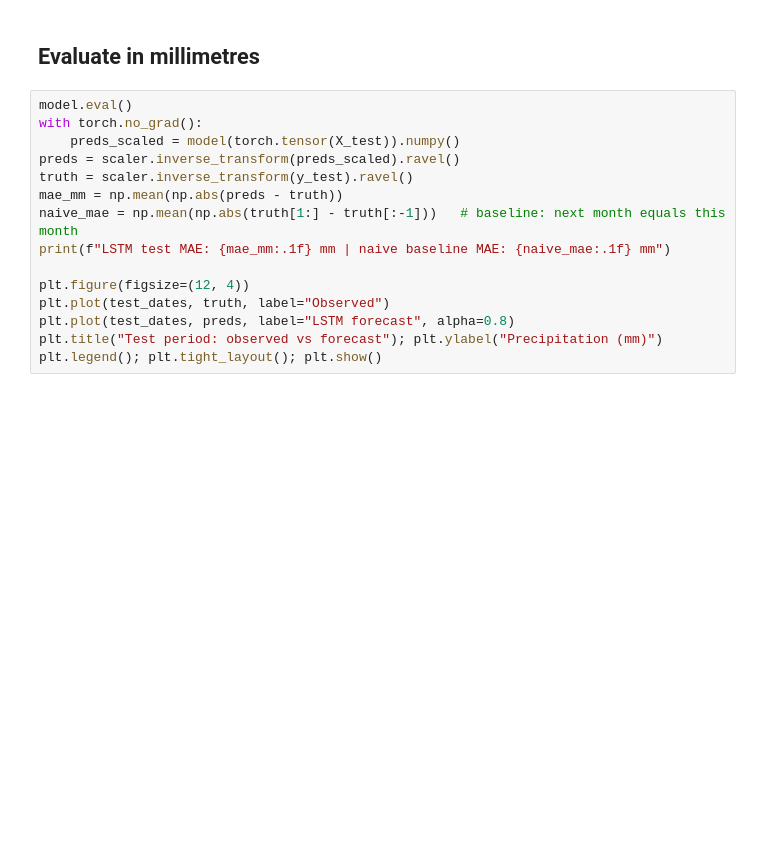
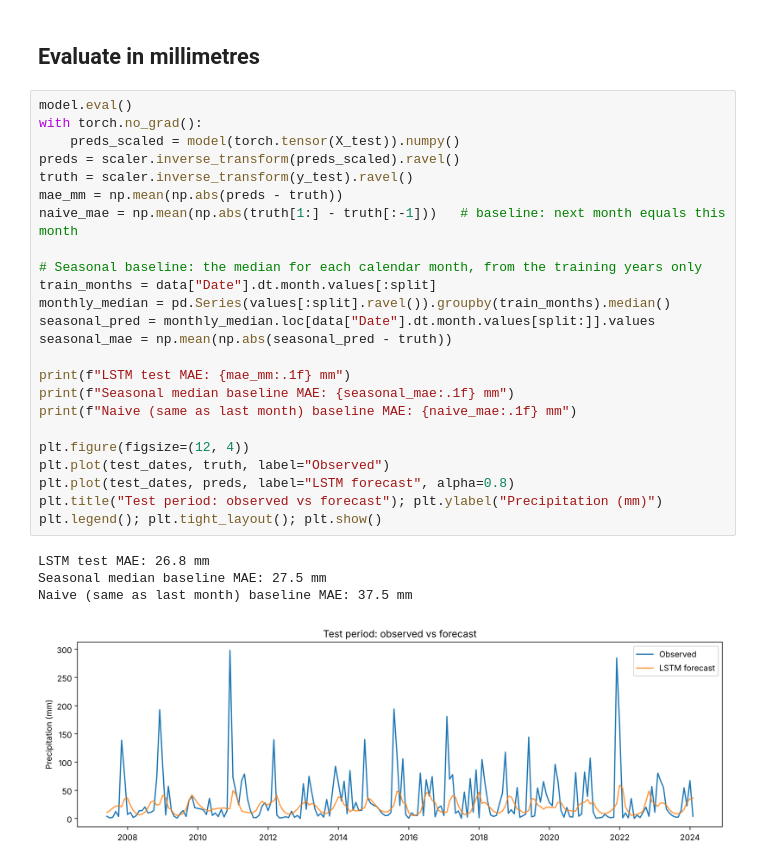
Before and after one commit to jjmmcckk/Geospatial-AI-Labs, a Jupyter notebook: lab3-lstm-precipitation-forecasting/lab3_lstm_precipitation.ipynb, the cells around one changed output. Saved outputs shown, nothing was run; the diff lists cells and outputs as text; blank space fills up the shorter version.

```diff
--- a/lab3-lstm-precipitation-forecasting/lab3_lstm_precipitation.ipynb
+++ b/lab3-lstm-precipitation-forecasting/lab3_lstm_precipitation.ipynb
@@ -89,15 +113,29 @@ for epoch in range(100):
 # %%
 model.eval()
 with torch.no_grad():
     preds_scaled = model(torch.tensor(X_test)).numpy()
 preds = scaler.inverse_transform(preds_scaled).ravel()
 truth = scaler.inverse_transform(y_test).ravel()
 mae_mm = np.mean(np.abs(preds - truth))
 naive_mae = np.mean(np.abs(truth[1:] - truth[:-1]))   # baseline: next month equals this month
-print(f"LSTM test MAE: {mae_mm:.1f} mm | naive baseline MAE: {naive_mae:.1f} mm")
+
+# Seasonal baseline: the median for each calendar month, from the training years only
+train_months = data["Date"].dt.month.values[:split]
+monthly_median = pd.Series(values[:split].ravel()).groupby(train_months).median()
+seasonal_pred = monthly_median.loc[data["Date"].dt.month.values[split:]].values
+seasonal_mae = np.mean(np.abs(seasonal_pred - truth))
+
+print(f"LSTM test MAE: {mae_mm:.1f} mm")
+print(f"Seasonal median baseline MAE: {seasonal_mae:.1f} mm")
+print(f"Naive (same as last month) baseline MAE: {naive_mae:.1f} mm")
 
 plt.figure(figsize=(12, 4))
 plt.plot(test_dates, truth, label="Observed")
 plt.plot(test_dates, preds, label="LSTM forecast", alpha=0.8)
 plt.title("Test period: observed vs forecast"); plt.ylabel("Precipitation (mm)")
 plt.legend(); plt.tight_layout(); plt.show()
+# %% [output]
+LSTM test MAE: 26.8 mm
+Seasonal median baseline MAE: 27.5 mm
+Naive (same as last month) baseline MAE: 37.5 mm
+[figure, added]
```
Also changed, not shown: parts of 4 cells of this notebook, 5 other files.
